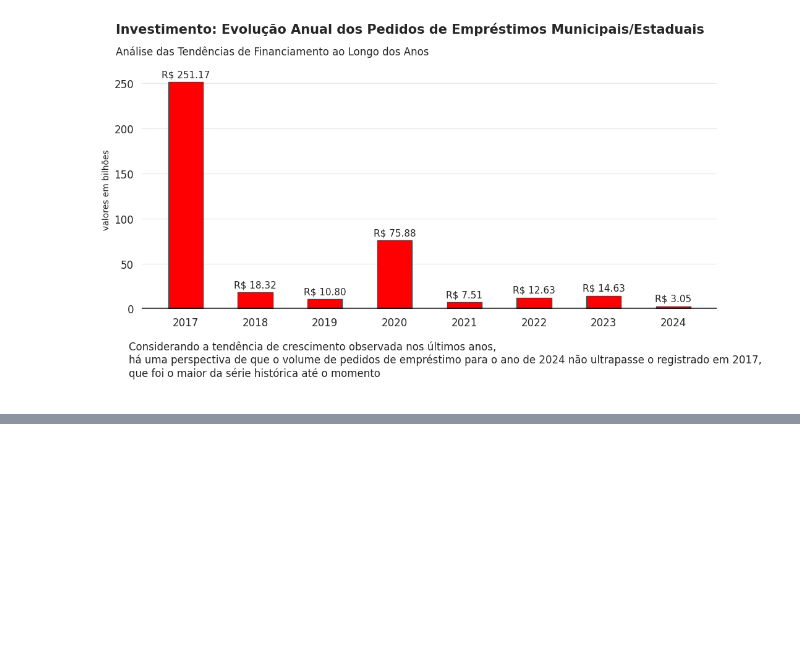
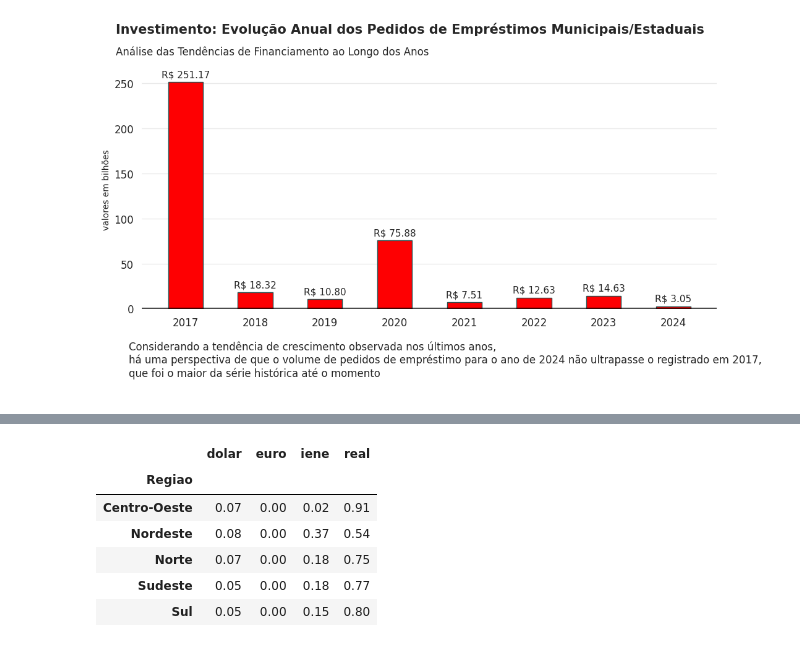
Before and after one commit to c-Tos1wa/storytelling, a Jupyter notebook: notebooks/report.ipynb, the cells around one changed output, grey strips where cells are left out. Saved outputs shown, nothing was run; the diff lists cells and outputs as text; code cells hidden in the pictures; blank space fills up the shorter version.

```diff
--- a/notebooks/report.ipynb
+++ b/notebooks/report.ipynb
@@ -116,0 +119,3 @@ plt.savefig('analise_anual.png', dpi = 250, bbox_inches = 'tight');
+# %%
+cred = pd.read_csv('/home/cristoshie/Public/projects/storytelling/database/credit.csv')
+cred.info()
@@ -116,0 +140,3 @@ plt.savefig('analise_anual.png', dpi = 250, bbox_inches = 'tight');
+# %%
+cred.Data = pd.to_datetime(cred.Data)
+cred.info()
@@ -116,0 +161,13 @@ plt.savefig('analise_anual.png', dpi = 250, bbox_inches = 'tight');
+# %%
+money_state = cred.groupby(by = ['Regiao', 'Moeda']).agg(Valor = ('Valor', 'sum')).reset_index()
+
+col = pd.DataFrame()
+
+for loop in money_state.Regiao.unique():
+    total = money_state[money_state.Regiao == loop].Valor.sum()
+    frac = money_state[money_state.Regiao == loop].Valor / total
+    col = pd.concat([col, frac.reset_index()])
+
+money_state['%'] = col.Valor.values
+
+money_state.head()
@@ -116,0 +181,13 @@ plt.savefig('analise_anual.png', dpi = 250, bbox_inches = 'tight');
+# %%
+region_money = money_state.pivot_table(index = 'Regiao',columns = 'Moeda', values = '%')
+region_money.drop(columns = 'Direito Especial - SDR', inplace = True)
+region_money.columns = ['dolar', 'euro', 'iene', 'real']
+region_money.head()
+# %% [output]
+|  | dolar | euro | iene | real |
+| Regiao |  |  |  |  |
+| Centro-Oeste | 0.07 | 0.00 | 0.02 | 0.91 |
+| Nordeste | 0.08 | 0.00 | 0.37 | 0.54 |
+| Norte | 0.07 | 0.00 | 0.18 | 0.75 |
+| Sudeste | 0.05 | 0.00 | 0.18 | 0.77 |
+| Sul | 0.05 | 0.00 | 0.15 | 0.80 |
```
Also changed, not shown: parts of 6 cells of this notebook, 3 other files.
